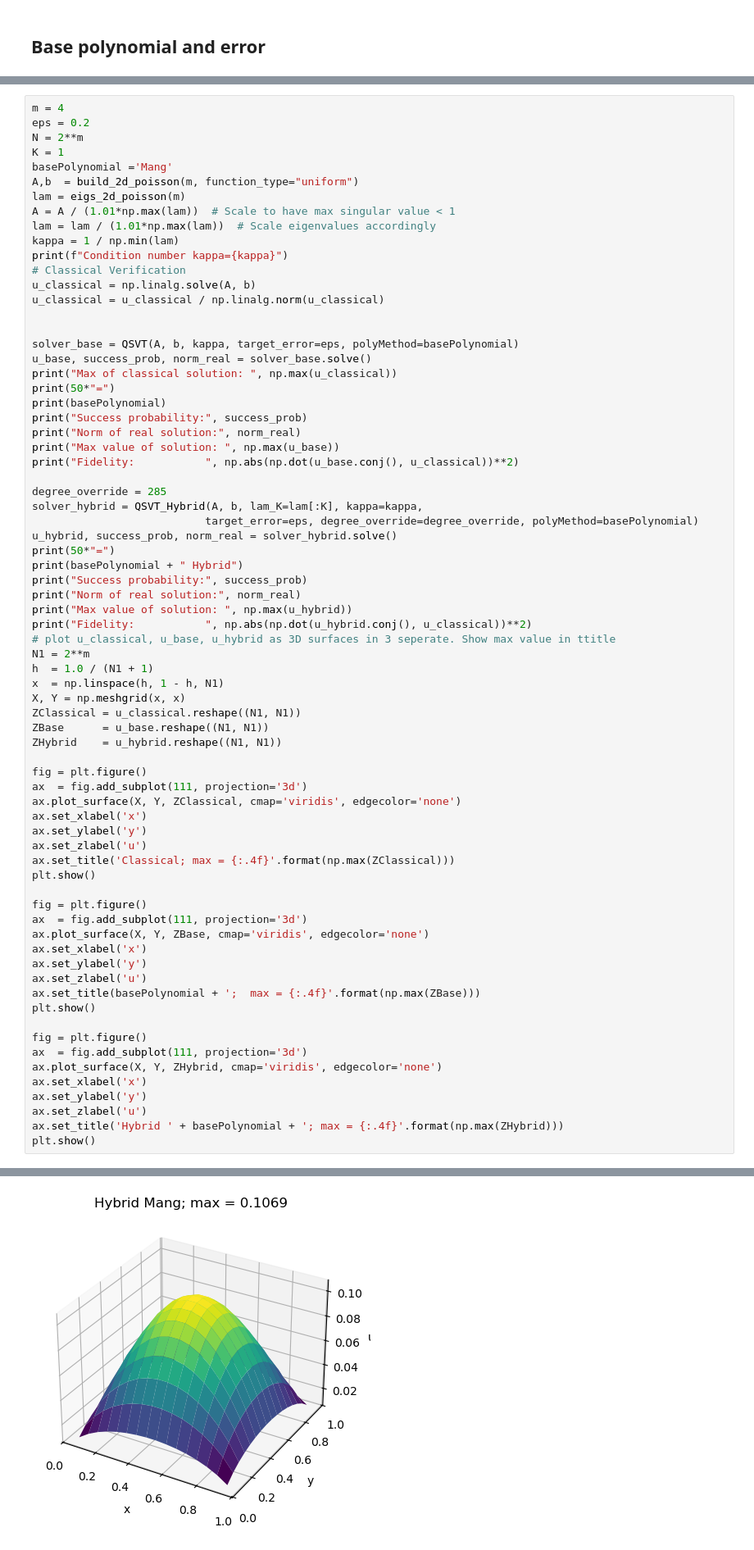
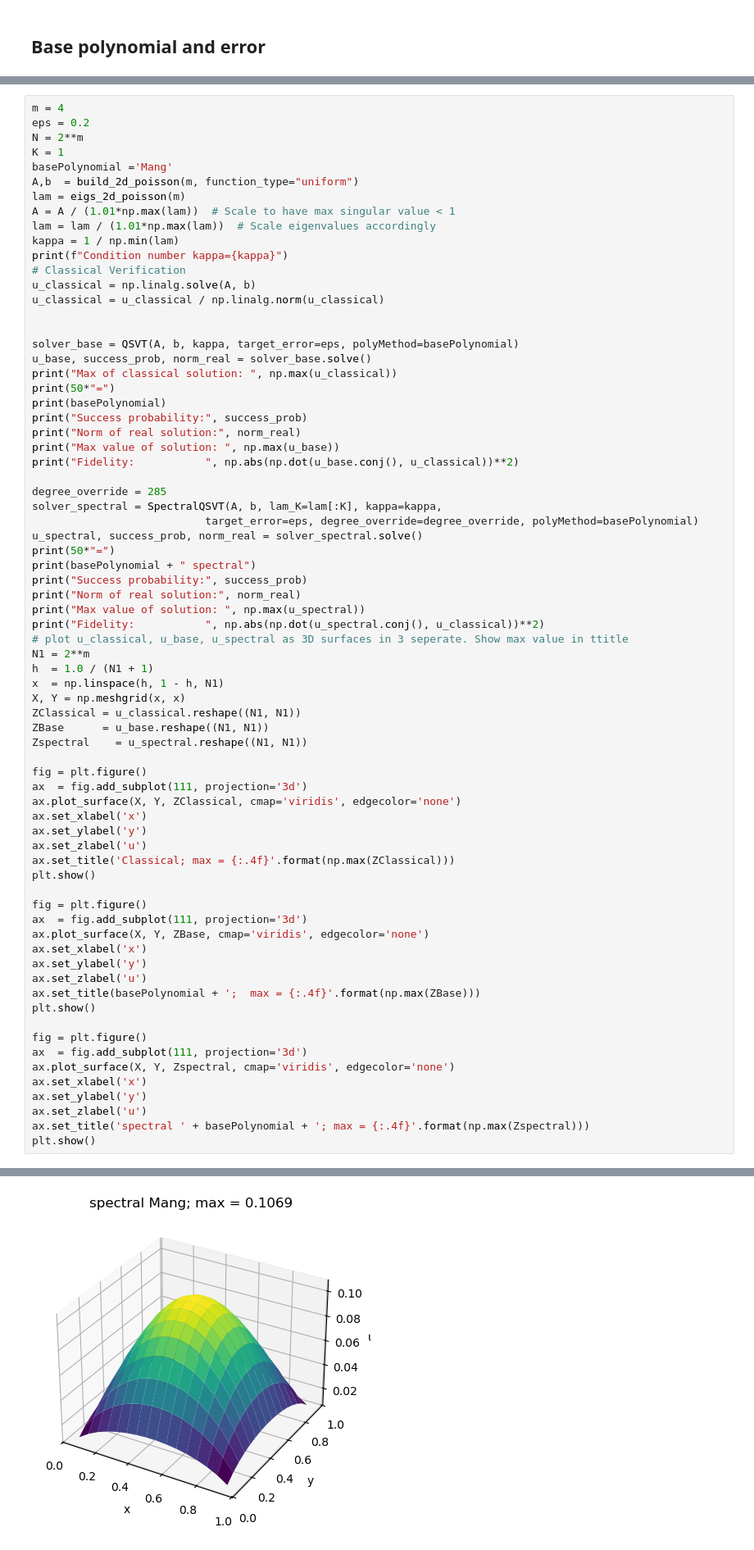
Before and after one commit to UW-ERSL/SpectralCorrectionQSVT, a Jupyter notebook: tutorial.ipynb, the cells around one changed output, grey strips where cells are left out. Shown at 82% size. Drawn from its saved outputs; the diff is of its cells as text.

```diff
--- a/tutorial.ipynb
+++ b/tutorial.ipynb
@@ -199,23 +199,23 @@ print("Max value of solution: ", np.max(u_base))
 print("Fidelity:           ", np.abs(np.dot(u_base.conj(), u_classical))**2)
 
 degree_override = 285
-solver_hybrid = QSVT_Hybrid(A, b, lam_K=lam[:K], kappa=kappa,
+solver_spectral = SpectralQSVT(A, b, lam_K=lam[:K], kappa=kappa,
                            target_error=eps, degree_override=degree_override, polyMethod=basePolynomial)
-u_hybrid, success_prob, norm_real = solver_hybrid.solve()
+u_spectral, success_prob, norm_real = solver_spectral.solve()
 print(50*"=")
-print(basePolynomial + " Hybrid")
+print(basePolynomial + " spectral")
 print("Success probability:", success_prob)
 print("Norm of real solution:", norm_real)
-print("Max value of solution: ", np.max(u_hybrid))
-print("Fidelity:           ", np.abs(np.dot(u_hybrid.conj(), u_classical))**2)
-# plot u_classical, u_base, u_hybrid as 3D surfaces in 3 seperate. Show max value in ttitle
+print("Max value of solution: ", np.max(u_spectral))
+print("Fidelity:           ", np.abs(np.dot(u_spectral.conj(), u_classical))**2)
+# plot u_classical, u_base, u_spectral as 3D surfaces in 3 seperate. Show max value in ttitle
 N1 = 2**m
 h  = 1.0 / (N1 + 1)
 x  = np.linspace(h, 1 - h, N1)
 X, Y = np.meshgrid(x, x)
 ZClassical = u_classical.reshape((N1, N1))
 ZBase      = u_base.reshape((N1, N1))
-ZHybrid    = u_hybrid.reshape((N1, N1))
+Zspectral    = u_spectral.reshape((N1, N1))
 
 fig = plt.figure()
 ax  = fig.add_subplot(111, projection='3d')
@@ -237,11 +237,11 @@ plt.show()
 
 fig = plt.figure()
 ax  = fig.add_subplot(111, projection='3d')
-ax.plot_surface(X, Y, ZHybrid, cmap='viridis', edgecolor='none')
+ax.plot_surface(X, Y, Zspectral, cmap='viridis', edgecolor='none')
 ax.set_xlabel('x')
 ax.set_ylabel('y')
 ax.set_zlabel('u')
-ax.set_title('Hybrid ' + basePolynomial + '; max = {:.4f}'.format(np.max(ZHybrid)))
+ax.set_title('spectral ' + basePolynomial + '; max = {:.4f}'.format(np.max(Zspectral)))
 plt.show()
 # %% [output]
 Condition number kappa=117.62580349326262
@@ -267,3 +267,3 @@ Fidelity:            0.9998119921948259
 [figure]
 [figure]
-[figure, old version]
+[figure, new version]
```
Also changed, not shown: parts of 9 cells of this notebook, 3 other files.
